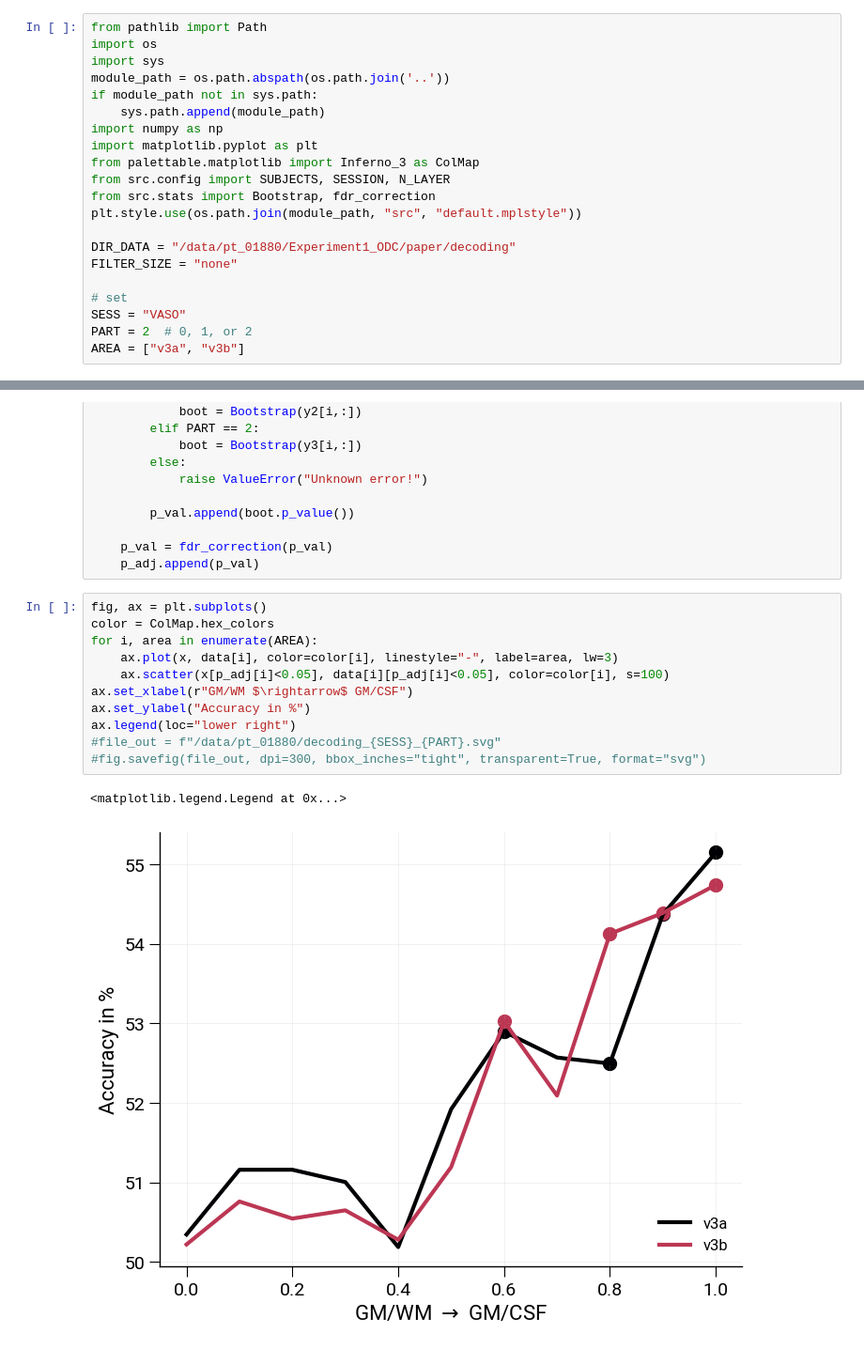
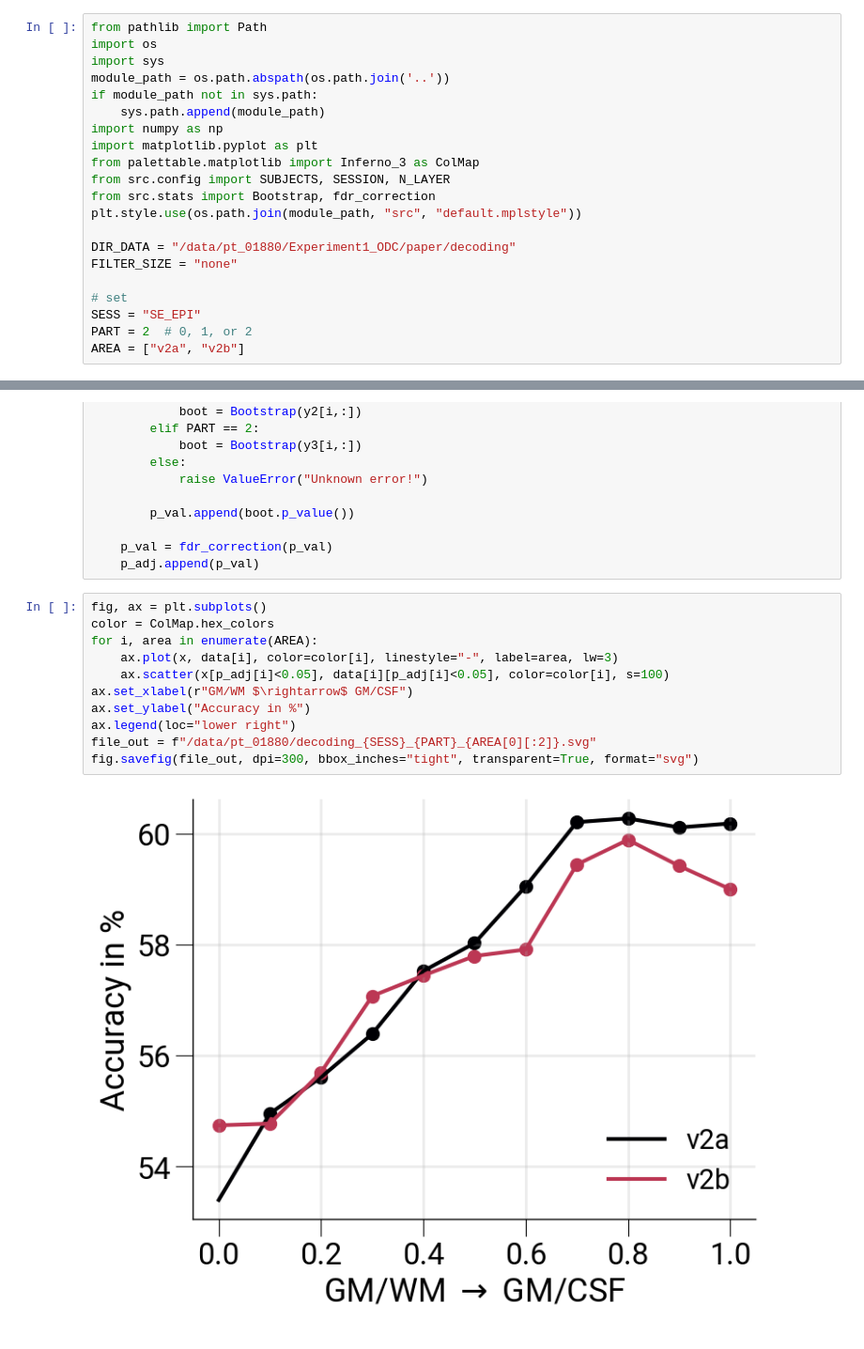
Before and after one commit to haenelt/odc, a Jupyter notebook: notebooks/decoding_extrastriate.ipynb, the cells around one changed output, grey strips where cells are left out. Shown at 94% size. Drawn from its saved outputs; the diff is of its cells as text.

```diff
--- a/notebooks/decoding_extrastriate.ipynb
+++ b/notebooks/decoding_extrastriate.ipynb
@@ -18,9 +18,9 @@ DIR_DATA = "/data/pt_01880/Experiment1_ODC/paper/decoding"
 FILTER_SIZE = "none"
 
 # set
-SESS = "VASO"
+SESS = "SE_EPI"
 PART = 2  # 0, 1, or 2
-AREA = ["v3a", "v3b"]
+AREA = ["v2a", "v2b"]
 # %%
 def get_profile(area, sess, day):
     y = np.zeros((N_LAYER, len(SUBJECTS)))
@@ -67,14 +67,13 @@ for area in AREA:
 # %%
 fig, ax = plt.subplots()
 color = ColMap.hex_colors
 for i, area in enumerate(AREA):
     ax.plot(x, data[i], color=color[i], linestyle="-", label=area, lw=3)
     ax.scatter(x[p_adj[i]<0.05], data[i][p_adj[i]<0.05], color=color[i], s=100)
 ax.set_xlabel(r"GM/WM $\rightarrow$ GM/CSF")
 ax.set_ylabel("Accuracy in %")
 ax.legend(loc="lower right")
-#file_out = f"/data/pt_01880/decoding_{SESS}_{PART}.svg"
-#fig.savefig(file_out, dpi=300, bbox_inches="tight", transparent=True, format="svg")
+file_out = f"/data/pt_01880/decoding_{SESS}_{PART}_{AREA[0][:2]}.svg"
+fig.savefig(file_out, dpi=300, bbox_inches="tight", transparent=True, format="svg")
 # %% [output]
-<matplotlib.legend.Legend at 0x...>
-[figure, old version]
+[figure, new version]
```
Also changed, not shown: 4 other files.
